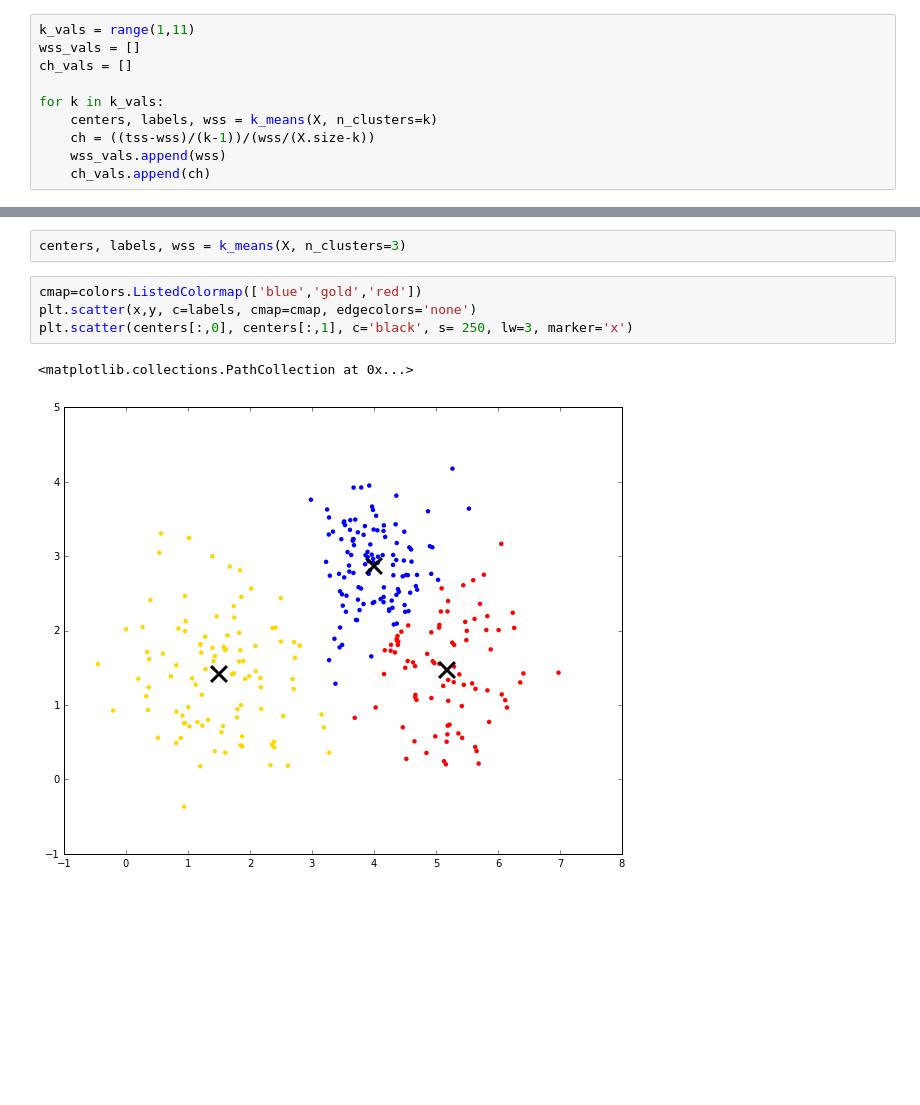
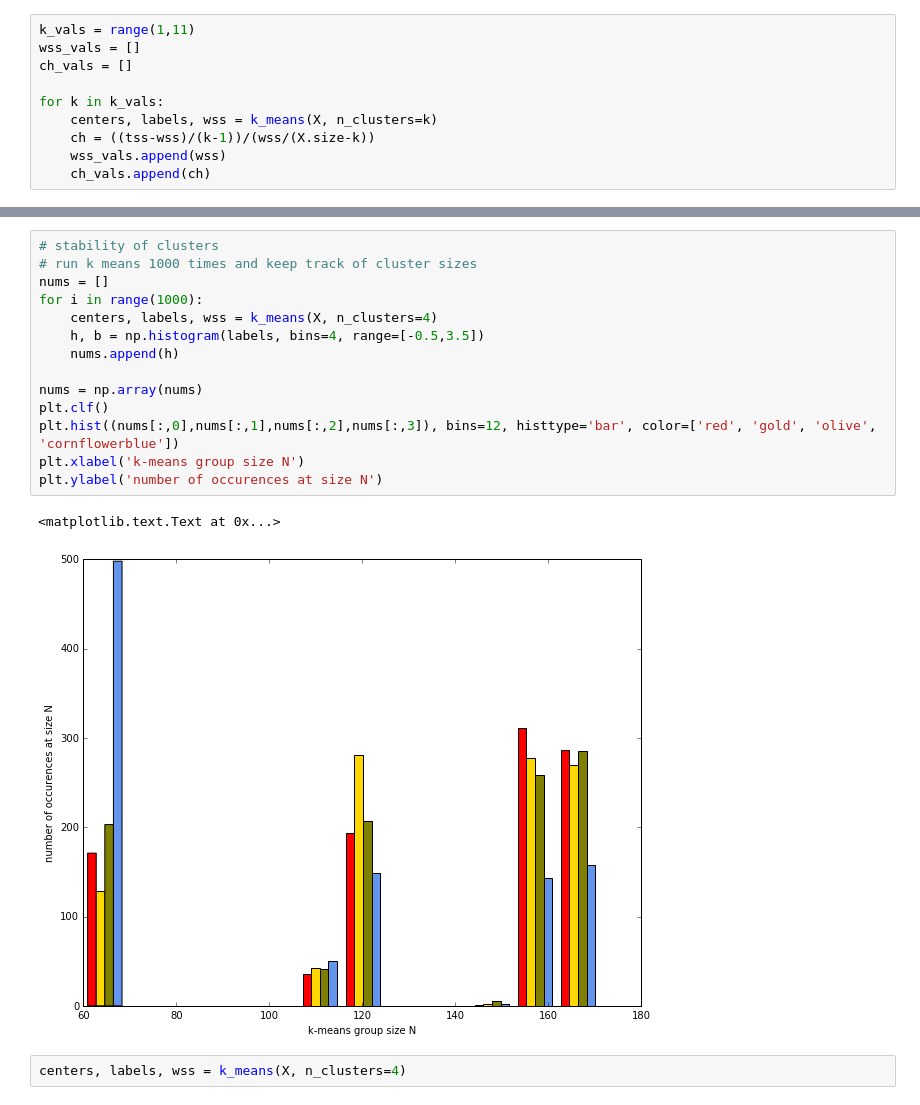
Before and after one commit to bjanesh/wfj-ipynbs, a Jupyter notebook: clustering.ipynb, the cells around one changed output, grey strips where cells are left out. Drawn from its saved outputs; the diff is of its cells as text; blank space fills up the shorter version.

Commit message:
clustering notebook update;

```diff
--- a/clustering.ipynb
+++ b/clustering.ipynb
@@ -51,9 +65,19 @@ plt.ylabel('CH index')
+# %%
+# stability of clusters
+# run k means 1000 times and keep track of cluster sizes
+nums = []
+for i in range(1000):
+    centers, labels, wss = k_means(X, n_clusters=4)
+    h, b = np.histogram(labels, bins=4, range=[-0.5,3.5])
+    nums.append(h)
+
+nums = np.array(nums)
+plt.clf()
+plt.hist((nums[:,0],nums[:,1],nums[:,2],nums[:,3]), bins=12, histtype='bar', color=['red', 'gold', 'olive', 'cornflowerblue'])
+plt.xlabel('k-means group size N')
+plt.ylabel('number of occurences at size N')
+# %% [output]
+<matplotlib.text.Text at 0x...>
+[figure, added]
 # %%
-centers, labels, wss = k_means(X, n_clusters=3)
+centers, labels, wss = k_means(X, n_clusters=4)
-# %%
-cmap=colors.ListedColormap(['blue','gold','red'])
-plt.scatter(x,y, c=labels, cmap=cmap, edgecolors='none')
-plt.scatter(centers[:,0], centers[:,1], c='black', s= 250, lw=3, marker='x')
-# %% [output]
-<matplotlib.collections.PathCollection at 0x...>
-[figure, removed]
```
Also changed, not shown: parts of 6 cells of this notebook.
